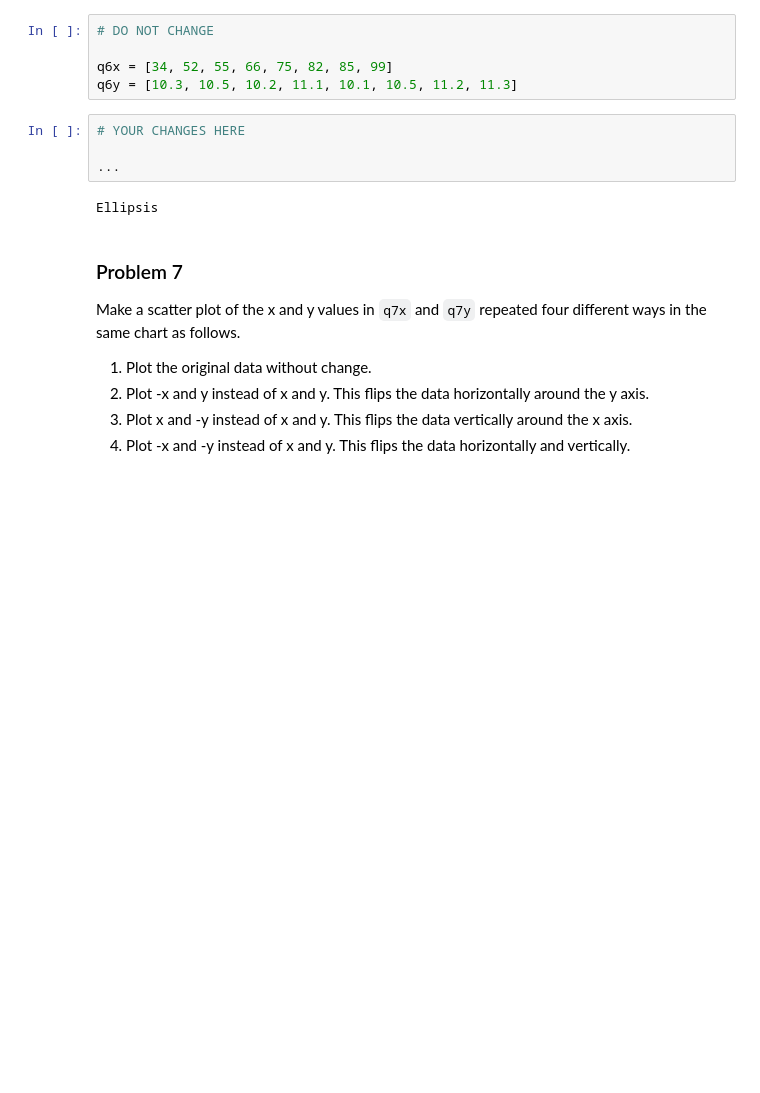
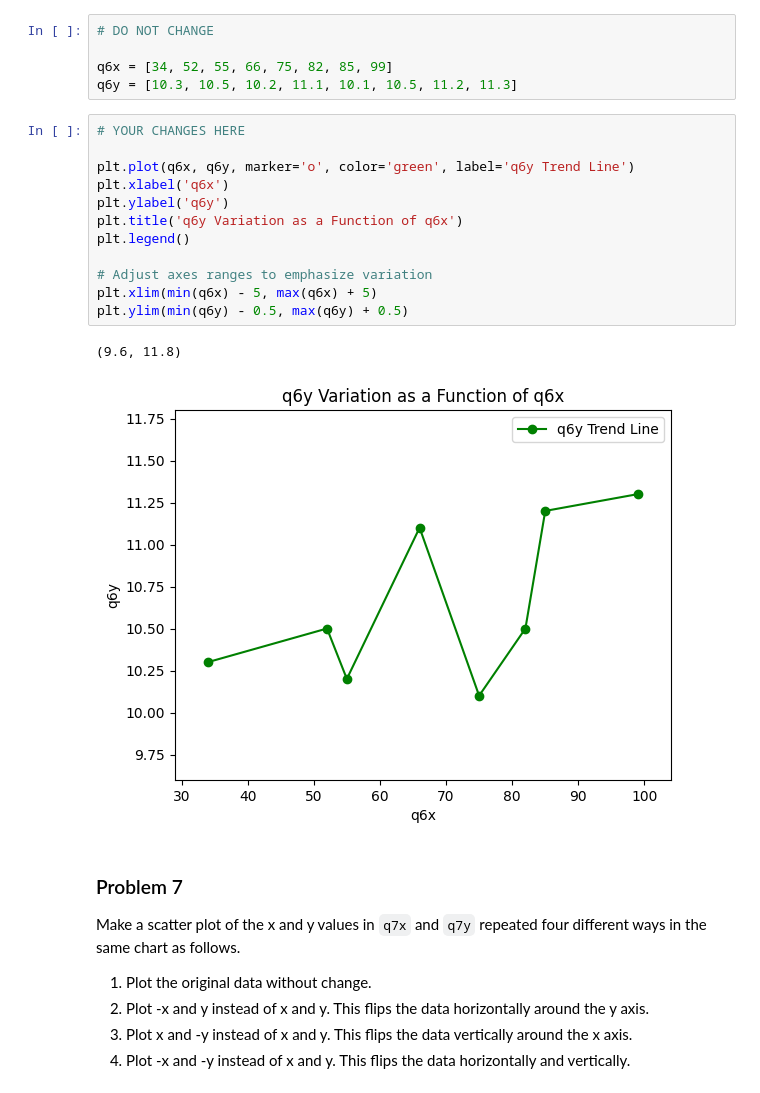
Before and after one commit to jasser-dh/dx602-homework-05, a Jupyter notebook: homework.ipynb, the cells around one changed output. Saved outputs shown, nothing was run; the diff lists cells and outputs as text; blank space fills up the shorter version.

```diff
--- a/homework.ipynb
+++ b/homework.ipynb
@@ -191,12 +191,21 @@ Plot the values in `q6x` and `q6y` as x and y values respectively, making sure t
 
 q6x = [34, 52, 55, 66, 75, 82, 85, 99]
 q6y = [10.3, 10.5, 10.2, 11.1, 10.1, 10.5, 11.2, 11.3]
-# %%
-# YOUR CHANGES HERE
-
-...
-# %% [output]
-Ellipsis
+# %%
+# YOUR CHANGES HERE
+
+plt.plot(q6x, q6y, marker='o', color='green', label='q6y Trend Line')
+plt.xlabel('q6x')
+plt.ylabel('q6y')
+plt.title('q6y Variation as a Function of q6x')
+plt.legend()
+
+# Adjust axes ranges to emphasize variation
+plt.xlim(min(q6x) - 5, max(q6x) + 5)
+plt.ylim(min(q6y) - 0.5, max(q6y) + 0.5)
+# %% [output]
+(9.6, 11.8)
+[figure, added]
 # %% [markdown]
 ### Problem 7
 
```
Also changed, not shown: parts of 7 cells of this notebook.
